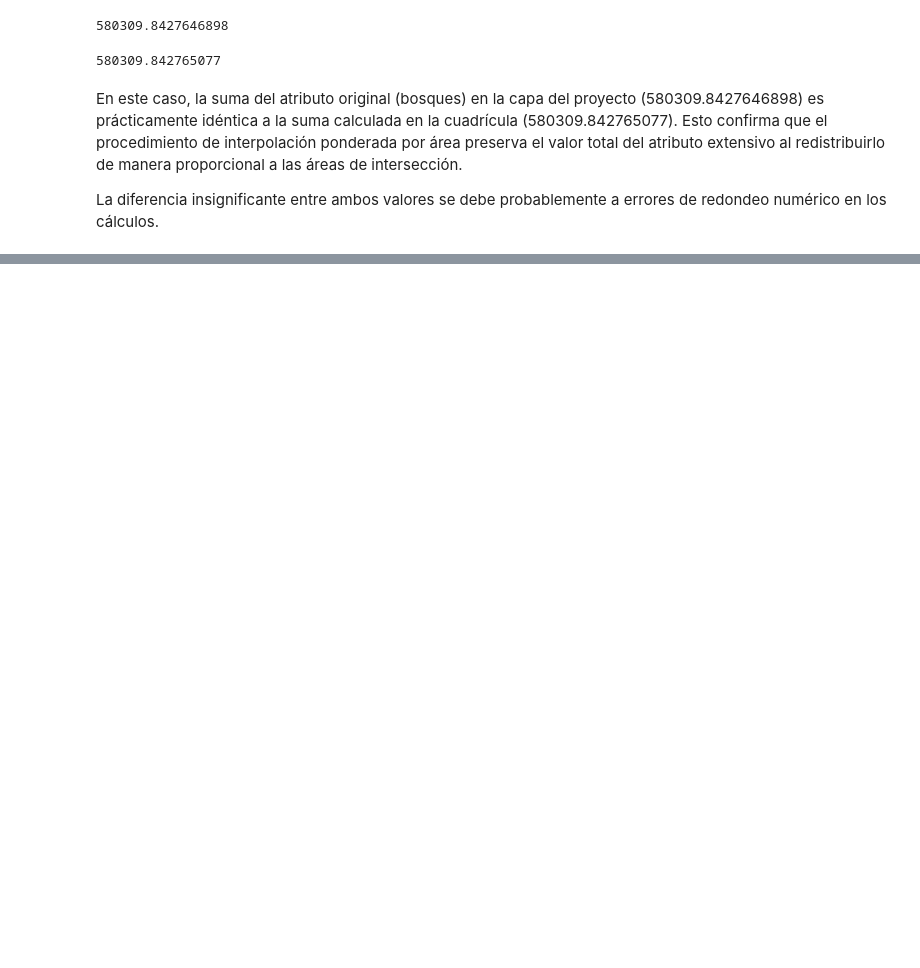
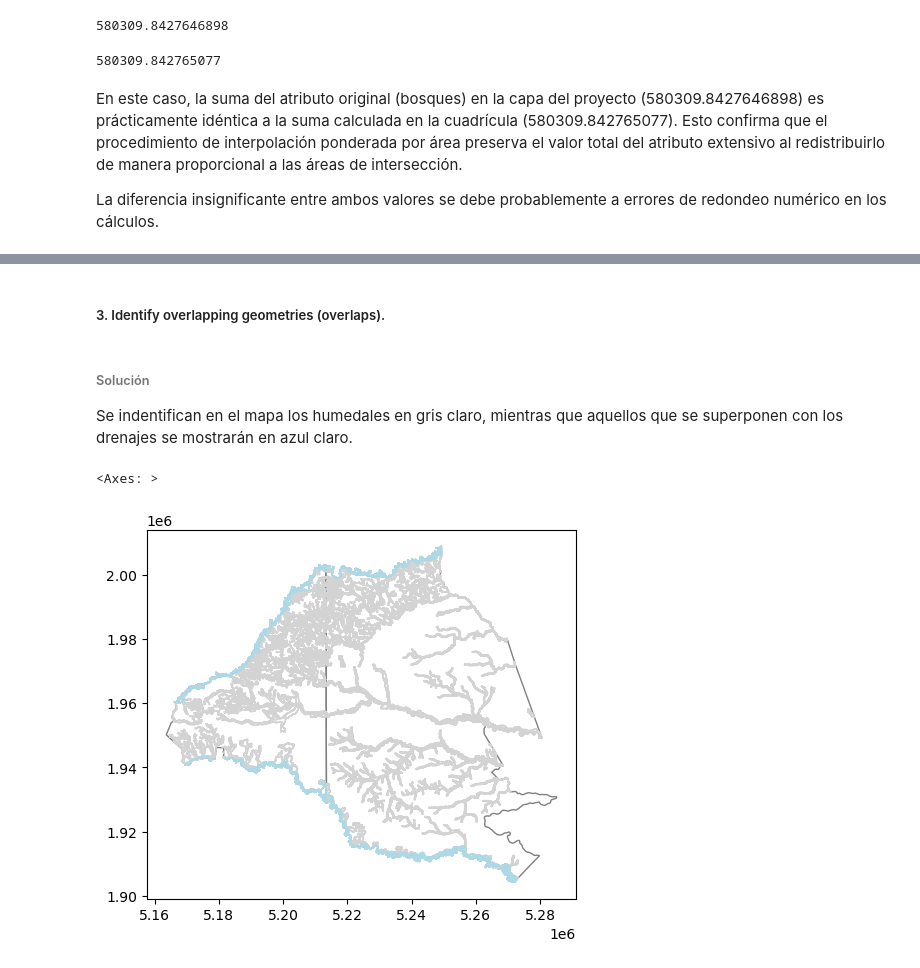
Before and after one commit to Lmfernanda/Workshop_2_Attribute_and_Spatial_Data_Operations, a Jupyter notebook: Workshop.ipynb, the cells around one changed output, grey strips where cells are left out. Drawn from its saved outputs; the diff is of its cells as text; code cells hidden in the pictures; blank space fills up the shorter version.

```diff
--- a/Workshop.ipynb
+++ b/Workshop.ipynb
@@ -597,0 +1015,26 @@ Complejidad computacional: En capas grandes o con geometrías complejas, el cál
+# %% [markdown]
+##### 3. Identify overlapping geometries (overlaps).
+# %% [markdown]
+###### Solución
+
+Se indentifican en el mapa los humedales en gris claro, mientras que aquellos que se superponen con los drenajes se mostrarán en azul claro.
+# %%
+# Leer los archivos shapefile
+Drenajes = gpd.read_file("Data\\Drenaje_Doble.shp")
+Humedales = gpd.read_file("Data\\Humedales.shp")
+
+# Identificar si los humedales se superponen con los drenajes
+Humedales['intersecta_coberturas'] = Humedales.geometry.apply(
+    lambda h: Drenajes.geometry.intersects(h).any()
+)
+
+# Filtrar solo los humedales que se superponen con los drenajes
+humedales_intersectados = Humedales[Humedales['intersecta_coberturas']]
+
+# Graficar los resultados
+base = municipios.plot(color='None', edgecolor='gray')
+Humedales.plot(ax=base, color='None', edgecolor='lightgray')
+humedales_intersectados.plot(ax=base, color='None', edgecolor='lightblue')
+# %% [output]
+<Axes: >
+[figure, added]
```
Also changed, not shown: parts of 164 cells of this notebook, 8 other files.
